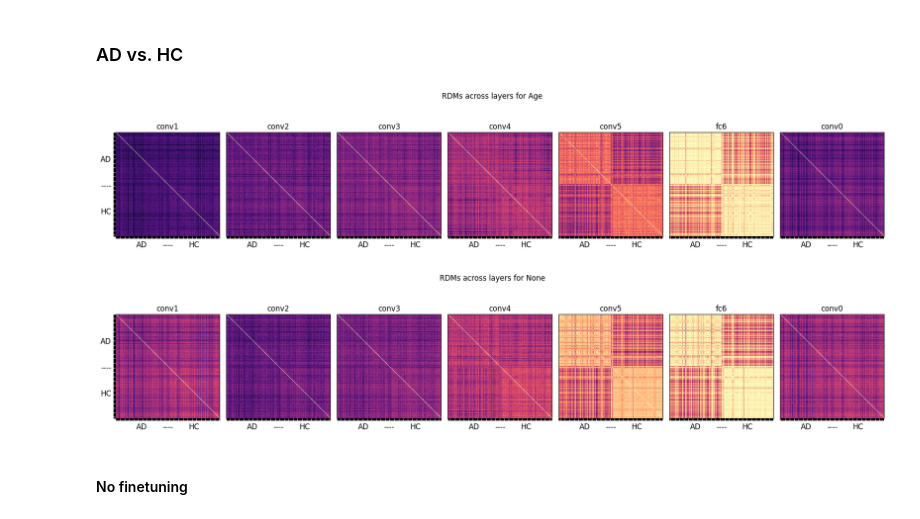
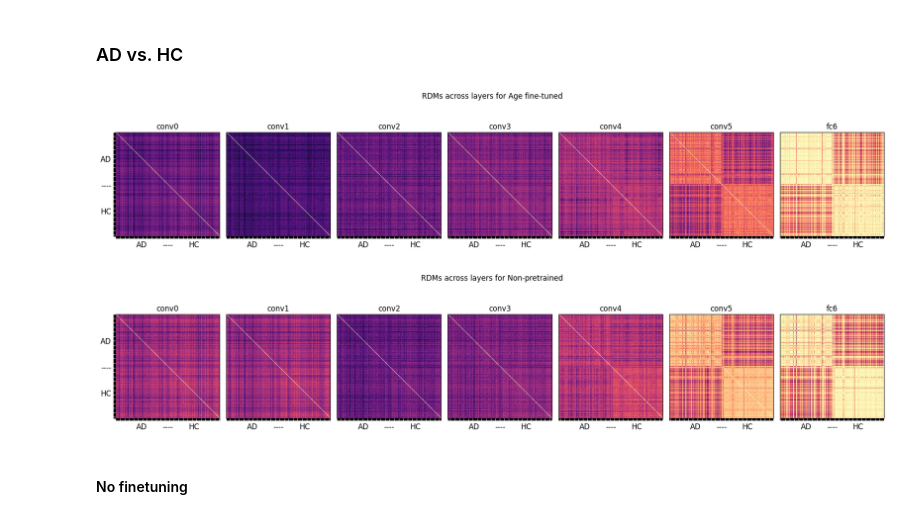
Before and after one commit to FerminT/BrainVAE, a Jupyter notebook: RSA.ipynb, the cells around one changed output. Saved outputs shown, nothing was run; the diff lists cells and outputs as text; code cells hidden in the pictures.

```diff
--- a/RSA.ipynb
+++ b/RSA.ipynb
@@ -256,13 +257,13 @@ comparisons_dict = compare_models(tasks, models, layers, rdms_path, n_iters, ran
 ### AD vs. HC
 # %%
 ad_vs_hc_rdms, _ = load_task_rdms(rdms_path, 'ad_vs_hc')
-age_ft_rdms = plot_maps(ad_vs_hc_rdms['age']['tl'], 'Age', ['AD', 'HC'])
-none_rdms = plot_maps(ad_vs_hc_rdms['none']['tl'], 'None', ['AD', 'HC'])
-# tl_age_maps = plot_maps(ad_vs_hc_rdms['age']['tl'], 'Age TL', ['AD', 'HC'])
-# tl_age_maps.savefig(rdms_path / 'tl_age_maps.png', dpi=300)
+age_ft_rdms = plot_maps(ad_vs_hc_rdms['age']['tl'], 'Age fine-tuned', ['AD', 'HC'], layers=layers + ['fc6'])
+none_rdms = plot_maps(ad_vs_hc_rdms['none']['tl'], 'Non-pretrained', ['AD', 'HC'], layers=layers + ['fc6'])
+# age_ft_rdms.savefig(base_path / 'results' / 'age_pt_maps.png', dpi=300)
+# none_rdms.savefig(base_path / 'results' / 'age_ft_maps.png', dpi=300)
 # %% [output]
-[figure, old version]
+[figure, new version]
-[figure, old version]
+[figure, new version]
 # %% [markdown]
 #### No finetuning
 # %%
```
Also changed, not shown: parts of 3 cells of this notebook, 1 other file.
